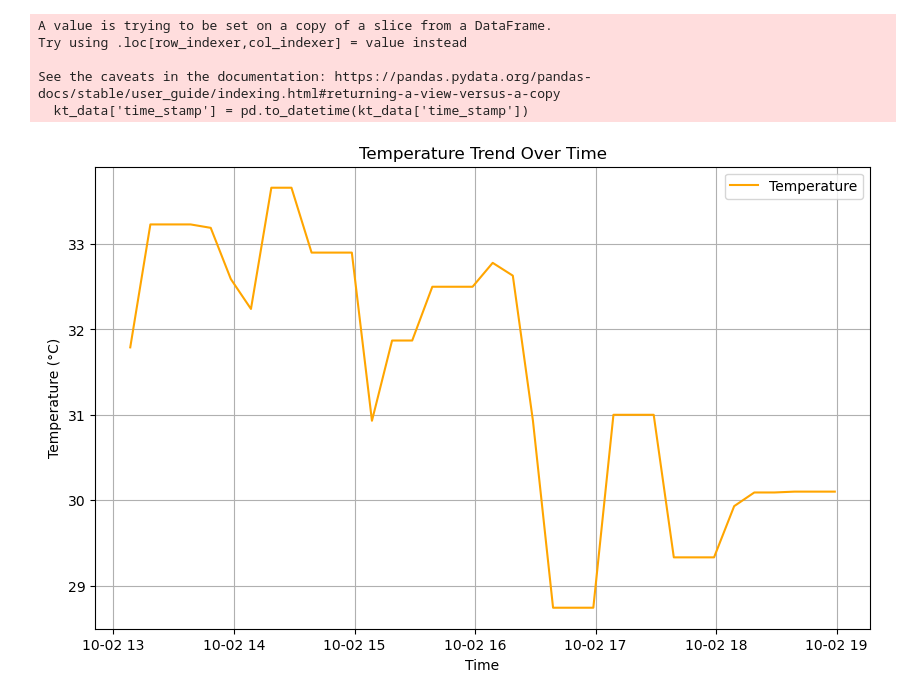
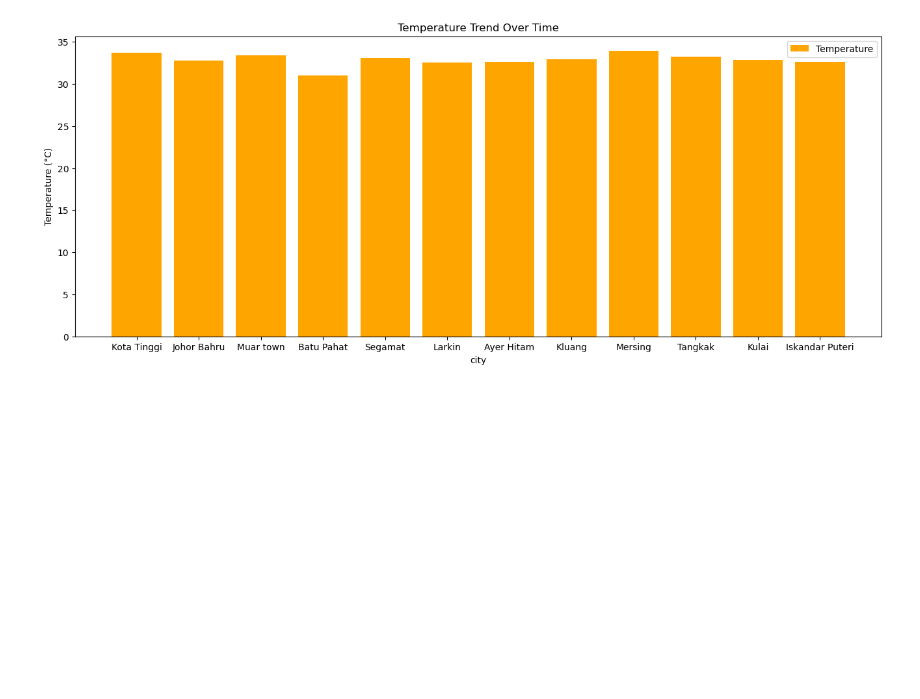
Before and after one commit to SeeJia/Tableau, a Jupyter notebook: Open Weather Api Johor State Project.ipynb, the cells around one changed output. Cells and saved outputs as stored; diff of their text form; code cells hidden in the pictures; blank space fills up the shorter version.

```diff
--- a/Open Weather Api Johor State Project.ipynb
+++ b/Open Weather Api Johor State Project.ipynb
@@ -110,4 +111,4 @@ API Running Successfully! 350 / 360 minutes
 API Running Successfully! 360 / 360 minutes
 API Running End
 # %%
-df = pd.read_csv(r'C:\Users\Admin\python project\api data\open_weather_data_api_Johor_State_02_10_2024.csv')
+df = pd.read_csv(r'C:\Users\Admin\python project\api data\open_weather_data_api_Johor_State_02_10_2024_original.csv')
@@ -116,20 +115,13 @@ kt_data = df.loc[df['city'] == 'Kota Tinggi']
 # %%
-kt_data['time_stamp'] = pd.to_datetime(kt_data['time_stamp'])
-
-plt.figure(figsize=(10, 6))
-plt.plot(kt_data['time_stamp'], kt_data['temperature'], label = 'Temperature', color = 'orange')
+plt.figure(figsize=(16, 6))
+plt.bar(df['city'], df['temperature'], label = 'Temperature', color = 'orange')
 # plt.plot(kt_data['time_stamp'], kt_data['temp_min'], label='Min Temperature', linestyle='--', color='blue')
 # plt.plot(kt_data['time_stamp'], kt_data['temp_max'], label='Max Temperature', linestyle='--', color='red')
-plt.xlabel('Time')
+plt.xlabel('city')
 plt.ylabel('Temperature (°C)')
 plt.title('Temperature Trend Over Time')
 plt.legend()
-plt.grid(True)
+# plt.grid(True)
 plt.show()
 # %% [output]
-A value is trying to be set on a copy of a slice from a DataFrame.
-Try using .loc[row_indexer,col_indexer] = value instead
-
-See the caveats in the documentation: https://pandas.pydata.org/pandas-docs/stable/user_guide/indexing.html#returning-a-view-versus-a-copy
-  kt_data['time_stamp'] = pd.to_datetime(kt_data['time_stamp'])
-[figure, old version]
+[figure, new version]
```
Also changed, not shown: parts of 3 cells of this notebook.
